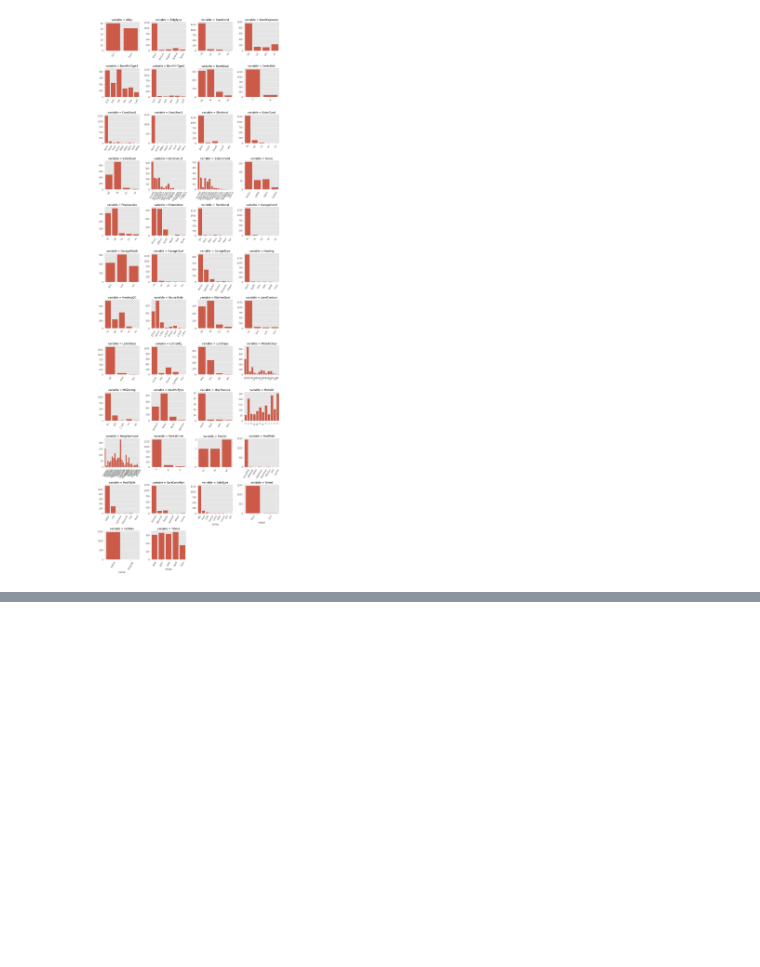
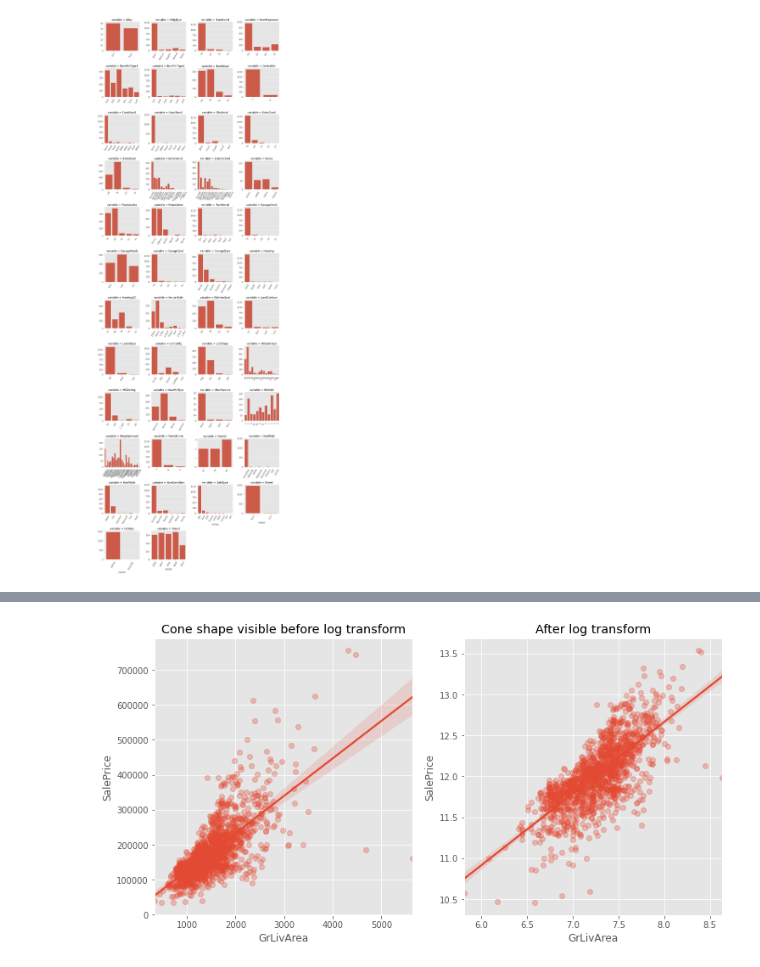
Before and after one commit to JoeyLukes/AmesHousingIA650, a Jupyter notebook: First Draft/mva.ipynb, the cells around one changed output, grey strips where cells are left out. Drawn from its saved outputs; the diff is of its cells as text; code cells hidden in the pictures; blank space fills up the shorter version.

```diff
--- a/First Draft/mva.ipynb
+++ b/First Draft/mva.ipynb
@@ -104,0 +231,12 @@ plt.show()
+# %%
+plt.figure(figsize=(12,6))
+plt.subplot(121)
+sns.regplot(train.GrLivArea, train.SalePrice, scatter_kws={'alpha':0.3})
+plt.title('Cone shape visible before log transform')
+
+plt.subplot(122)
+sns.regplot(np.log1p(train.GrLivArea), np.log1p(train.SalePrice), scatter_kws={'alpha':0.3})
+plt.title('After log transform')
+plt.show()
+# %% [output]
+[figure, added]
```
Also changed, not shown: parts of 63 cells of this notebook, 1 other file.
